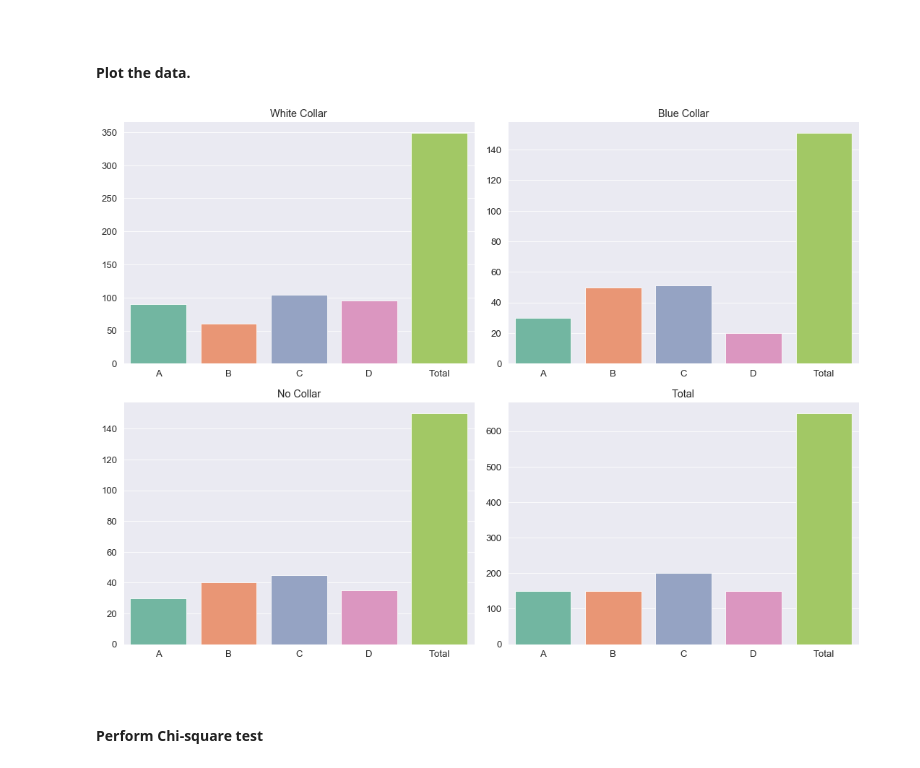
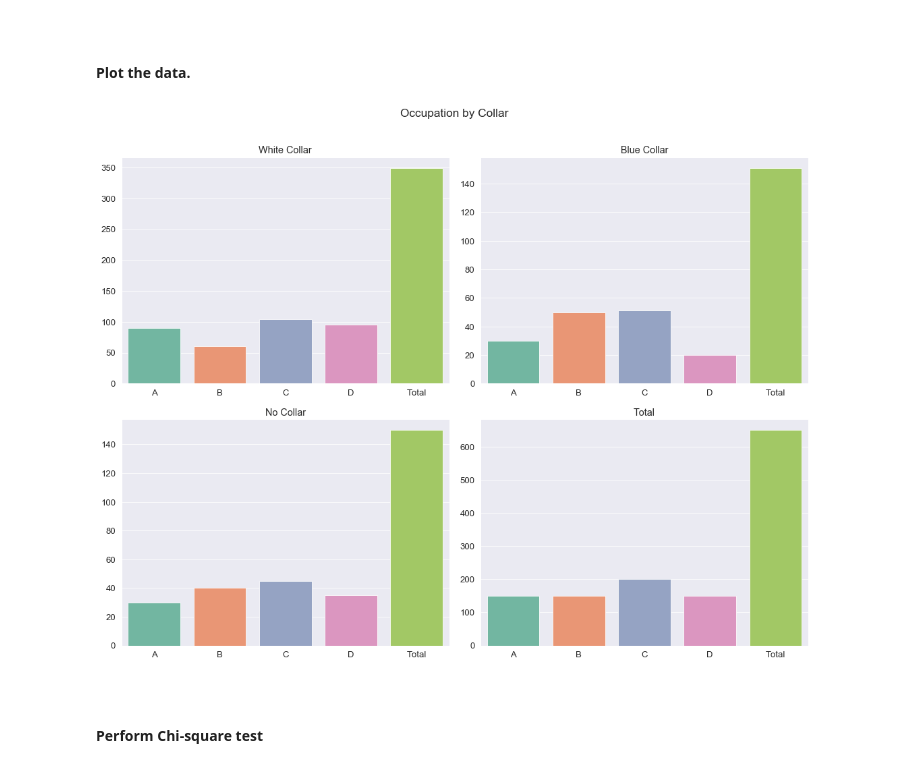
Before and after one commit to olgarozhdestvina/Machine-Learning-and-Statistics, a Jupyter notebook: Tasks.ipynb, the cells around one changed output. Cells and saved outputs as stored; diff of their text form; code cells hidden in the pictures.

```diff
--- a/Tasks.ipynb
+++ b/Tasks.ipynb
@@ -159,26 +155,21 @@ total = df.loc[df.loc[:, ' '] == 'Total']
 # %%
 # Create 2x2 subplot.
 fig, [[ax1, ax2], [ax3, ax4]] = plt.subplots(2,2, sharey=False)
+fig.suptitle("Occupation by Collar", y=1.05)
 
-# Build a plot for White collar.
+# Build plots for each collar.
 sns.barplot(data=wc, ax=ax1).set_title('White Collar')
-
-# Build a plot for Blue collar.
 sns.barplot(data=bc, ax=ax2).set_title('Blue Collar')
-
-# Build a plot for No collar.
 sns.barplot(data=nc, ax=ax3).set_title('No Collar')
-
-# Build a plot for Total.
 sns.barplot(data=total, ax=ax4).set_title('Total')
 
 # Clean up whitespace padding.
 fig.tight_layout()
 
 # Display plots.
 plt.show()
 # %% [output]
-[figure, old version]
+[figure, new version]
 # %% [markdown]
 <br>
 
```
Also changed, not shown: parts of 39 cells of this notebook.
